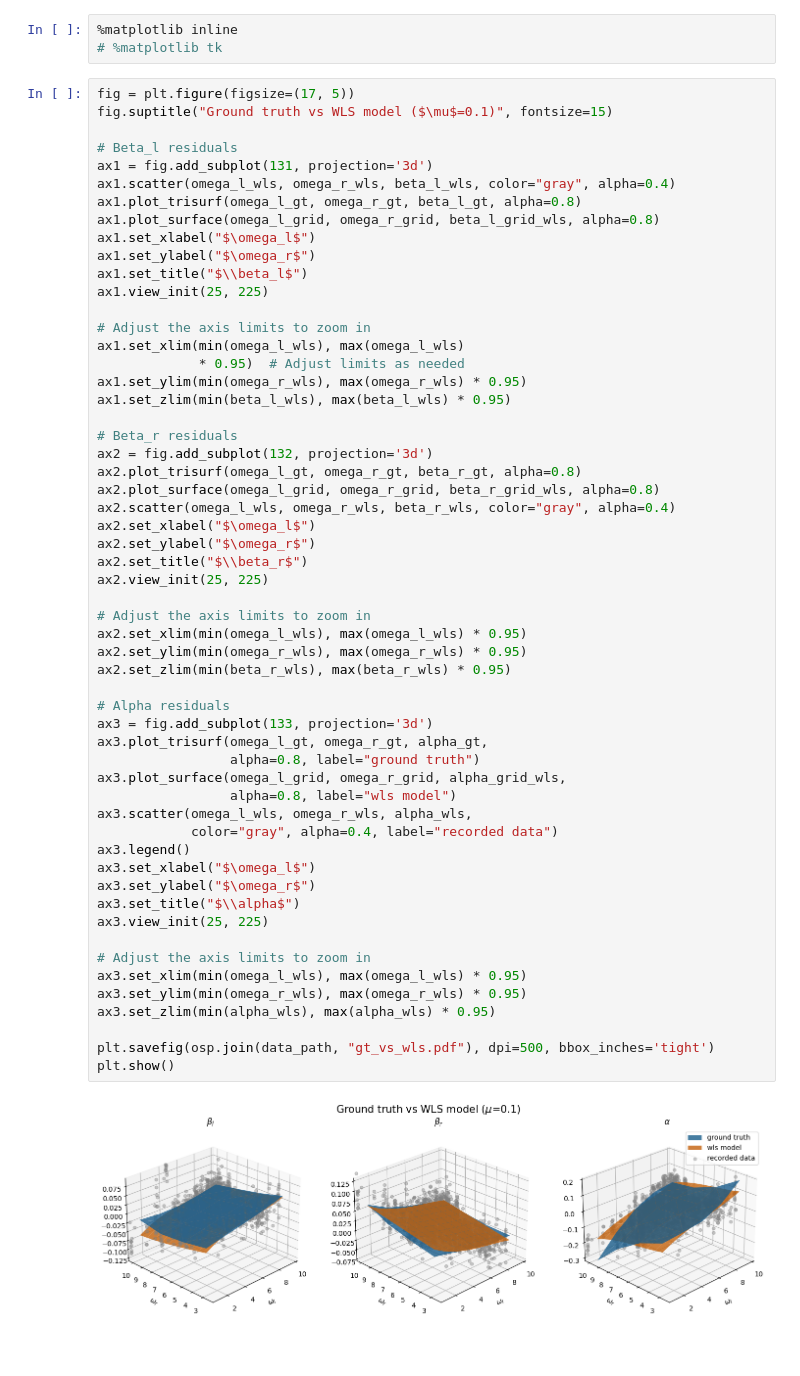
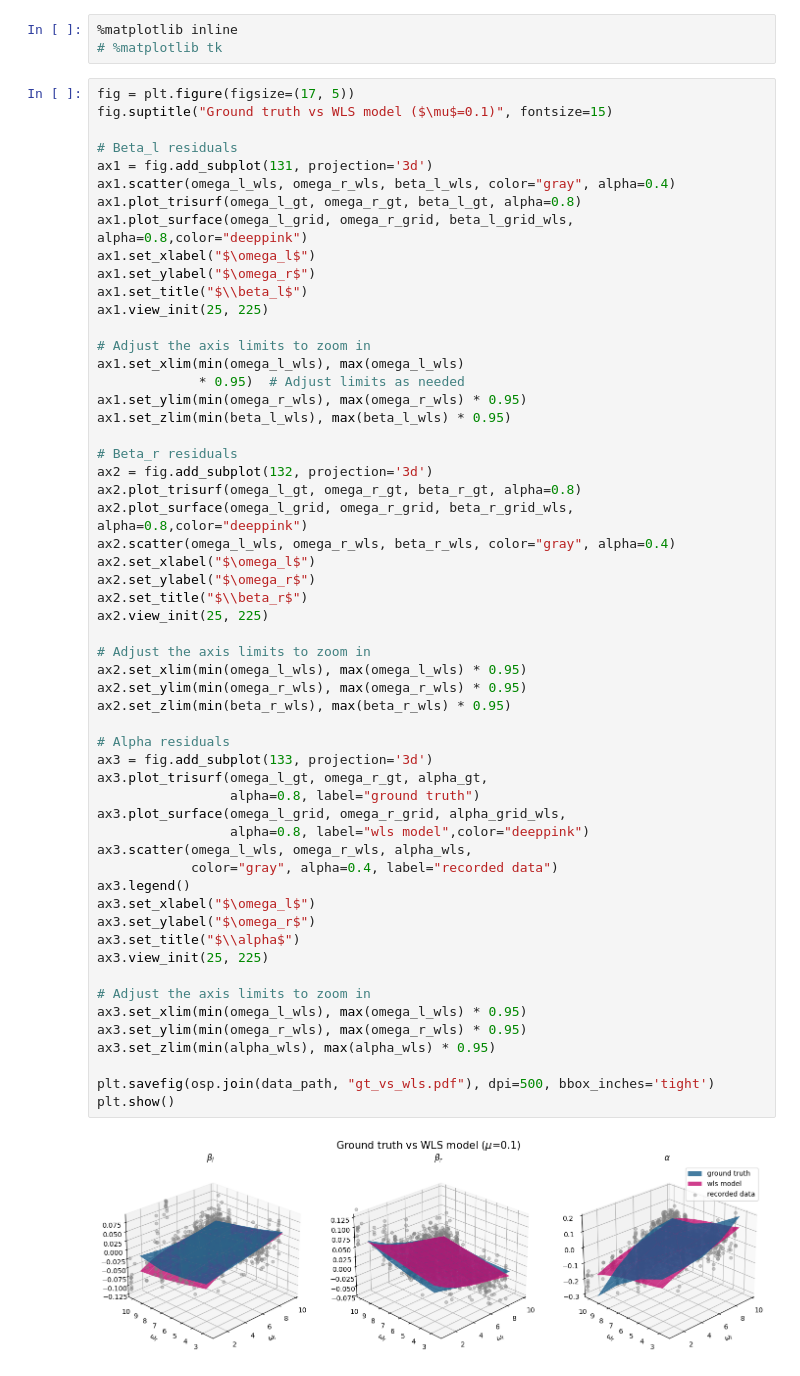
Before and after one commit to jprogrammer13/drp_course_2023, a Jupyter notebook: notebooks/results_plot.ipynb, the cells around one changed output. Saved outputs shown, nothing was run; the diff lists cells and outputs as text.

```diff
--- a/notebooks/results_plot.ipynb
+++ b/notebooks/results_plot.ipynb
@@ -511,7 +541,7 @@ fig.suptitle("Ground truth vs WLS model ($\mu$=0.1)", fontsize=15)
 ax1 = fig.add_subplot(131, projection='3d')
 ax1.scatter(omega_l_wls, omega_r_wls, beta_l_wls, color="gray", alpha=0.4)
 ax1.plot_trisurf(omega_l_gt, omega_r_gt, beta_l_gt, alpha=0.8)
-ax1.plot_surface(omega_l_grid, omega_r_grid, beta_l_grid_wls, alpha=0.8)
+ax1.plot_surface(omega_l_grid, omega_r_grid, beta_l_grid_wls, alpha=0.8,color="deeppink")
 ax1.set_xlabel("$\omega_l$")
 ax1.set_ylabel("$\omega_r$")
 ax1.set_title("$\\beta_l$")
@@ -526,38 +556,38 @@ ax1.set_zlim(min(beta_l_wls), max(beta_l_wls) * 0.95)
 # Beta_r residuals
 ax2 = fig.add_subplot(132, projection='3d')
 ax2.plot_trisurf(omega_l_gt, omega_r_gt, beta_r_gt, alpha=0.8)
-ax2.plot_surface(omega_l_grid, omega_r_grid, beta_r_grid_wls, alpha=0.8)
+ax2.plot_surface(omega_l_grid, omega_r_grid, beta_r_grid_wls, alpha=0.8,color="deeppink")
 ax2.scatter(omega_l_wls, omega_r_wls, beta_r_wls, color="gray", alpha=0.4)
 ax2.set_xlabel("$\omega_l$")
 ax2.set_ylabel("$\omega_r$")
 ax2.set_title("$\\beta_r$")
 ax2.view_init(25, 225)
 
 # Adjust the axis limits to zoom in
 ax2.set_xlim(min(omega_l_wls), max(omega_l_wls) * 0.95)
 ax2.set_ylim(min(omega_r_wls), max(omega_r_wls) * 0.95)
 ax2.set_zlim(min(beta_r_wls), max(beta_r_wls) * 0.95)
 
 # Alpha residuals
 ax3 = fig.add_subplot(133, projection='3d')
 ax3.plot_trisurf(omega_l_gt, omega_r_gt, alpha_gt,
                  alpha=0.8, label="ground truth")
 ax3.plot_surface(omega_l_grid, omega_r_grid, alpha_grid_wls,
-                 alpha=0.8, label="wls model")
+                 alpha=0.8, label="wls model",color="deeppink")
 ax3.scatter(omega_l_wls, omega_r_wls, alpha_wls,
             color="gray", alpha=0.4, label="recorded data")
 ax3.legend()
 ax3.set_xlabel("$\omega_l$")
 ax3.set_ylabel("$\omega_r$")
 ax3.set_title("$\\alpha$")
 ax3.view_init(25, 225)
 
 # Adjust the axis limits to zoom in
 ax3.set_xlim(min(omega_l_wls), max(omega_l_wls) * 0.95)
 ax3.set_ylim(min(omega_r_wls), max(omega_r_wls) * 0.95)
 ax3.set_zlim(min(alpha_wls), max(alpha_wls) * 0.95)
 
 plt.savefig(osp.join(data_path, "gt_vs_wls.pdf"), dpi=500, bbox_inches='tight')
 plt.show()
 # %% [output]
-[figure, old version]
+[figure, new version]
```
Also changed, not shown: parts of 12 cells of this notebook, 39 other files.
